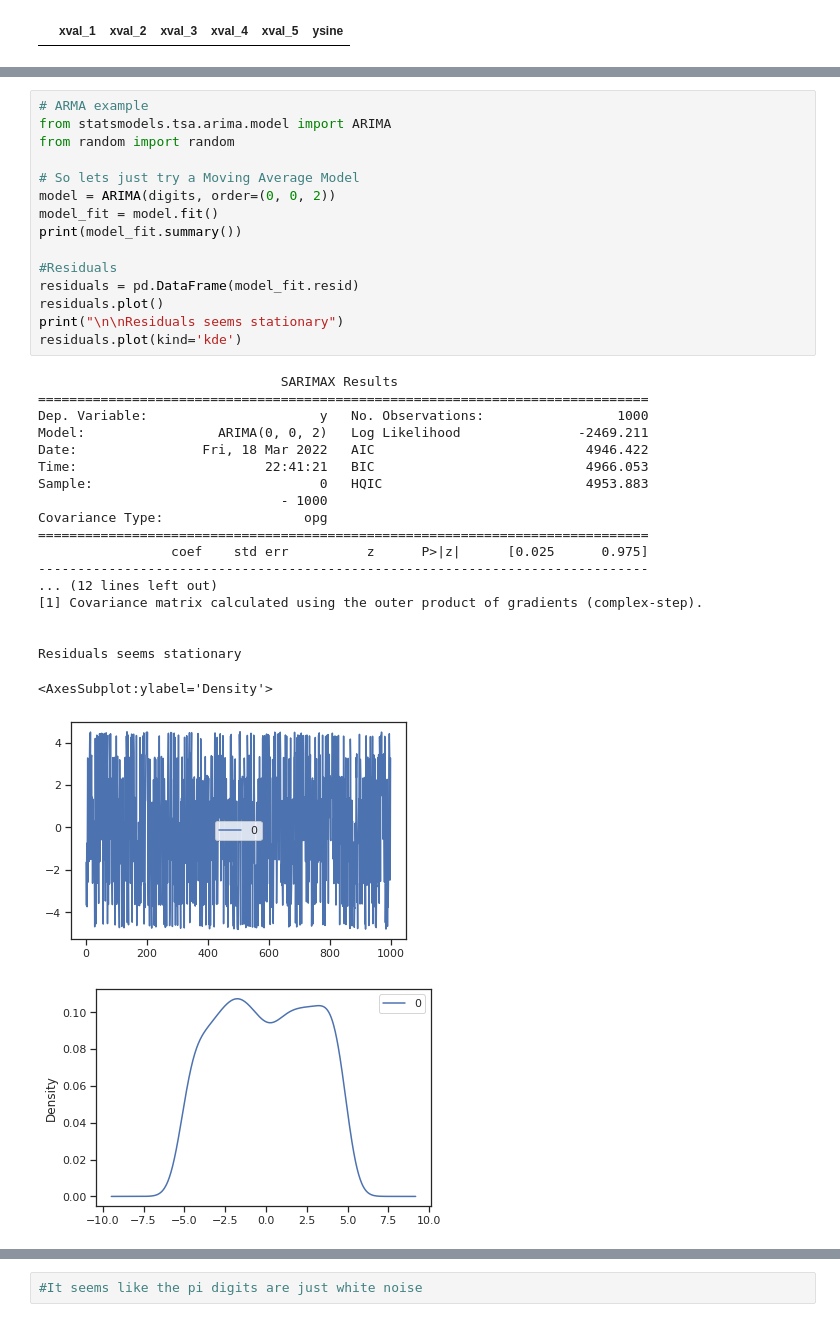
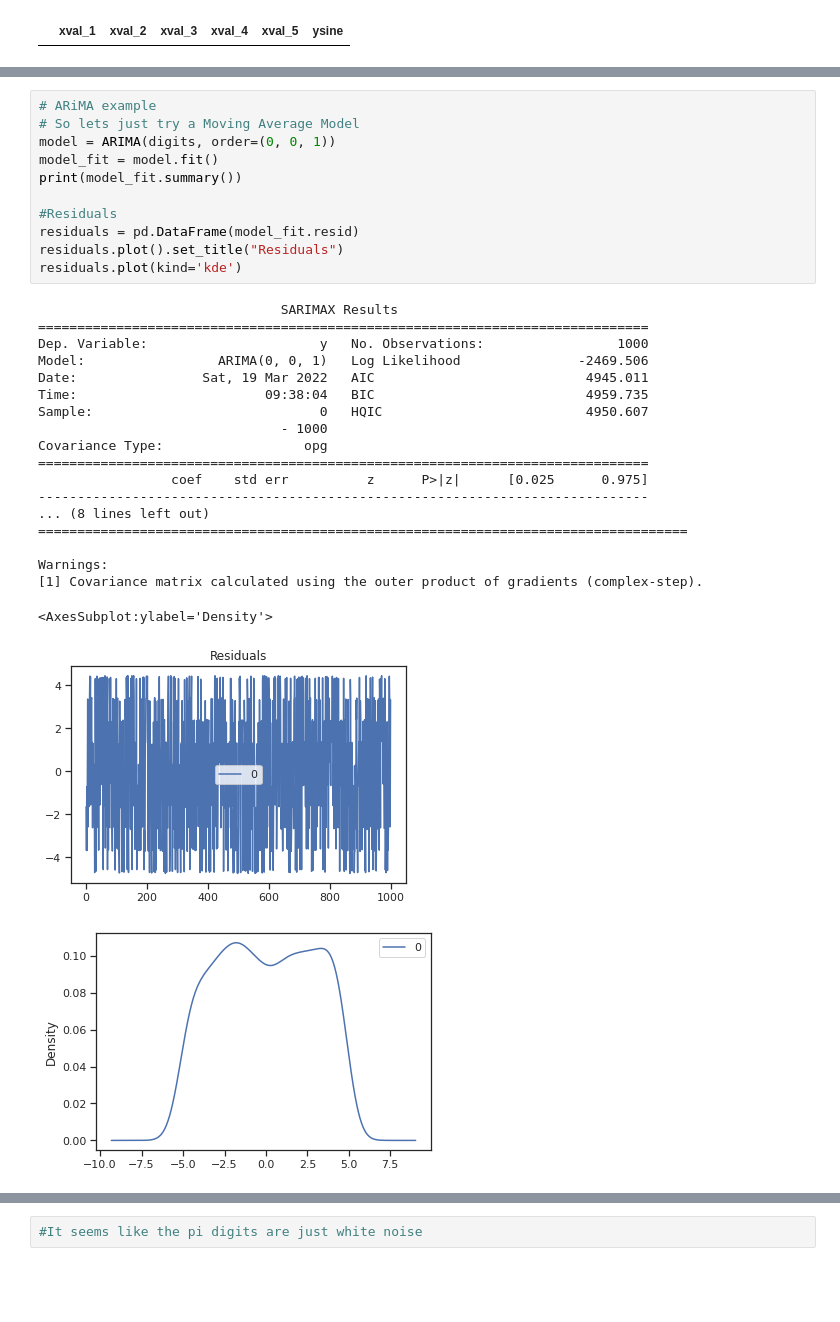
Before and after one commit to Rikki-Tikki/atl_code_exercise, a Jupyter notebook: Code_exercises.ipynb, the cells around one changed output, grey strips where cells are left out. Cells and saved outputs as stored; diff of their text form; blank space fills up the shorter version.

```diff
--- a/Code_exercises.ipynb
+++ b/Code_exercises.ipynb
@@ -318,39 +315,35 @@ No autocorrelation either...
 # %%
-# ARMA example
-from statsmodels.tsa.arima.model import ARIMA
-from random import random
-
+# ARiMA example
 # So lets just try a Moving Average Model
-model = ARIMA(digits, order=(0, 0, 2))
+model = ARIMA(digits, order=(0, 0, 1))
 model_fit = model.fit()
 print(model_fit.summary())
 
 #Residuals
 residuals = pd.DataFrame(model_fit.resid)
-residuals.plot()
-print("\n\nResiduals seems stationary")
+residuals.plot().set_title("Residuals")
 residuals.plot(kind='kde')
 # %% [output]
                                SARIMAX Results
 ==============================================================================
 Dep. Variable:                      y   No. Observations:                 1000
-Model:                 ARIMA(0, 0, 2)   Log Likelihood               -2469.211
-Date:                Fri, 18 Mar 2022   AIC                           4946.422
-Time:                        22:41:21   BIC                           4966.053
-Sample:                             0   HQIC                          4953.883
+Model:                 ARIMA(0, 0, 1)   Log Likelihood               -2469.506
+Date:                Sat, 19 Mar 2022   AIC                           4945.011
+Time:                        09:38:04   BIC                           4959.735
+Sample:                             0   HQIC                          4950.607
                                - 1000
 Covariance Type:                  opg
 ==============================================================================
                  coef    std err          z      P>|z|      [0.025      0.975]
 ------------------------------------------------------------------------------
-... (12 lines left out)
+... (8 lines left out)
+===================================================================================
+
+Warnings:
 [1] Covariance matrix calculated using the outer product of gradients (complex-step).
-
-
-Residuals seems stationary
 <AxesSubplot:ylabel='Density'>
-[figure, old version]
+[figure, new version]
-[figure, old version]
+[figure, new version]
 # %%
 # Make a prediction for the next pu digit
 yhat_1 = model_fit.predict(len(digits), len(digits))
```
Also changed, not shown: parts of 11 cells of this notebook, 1 other file.
